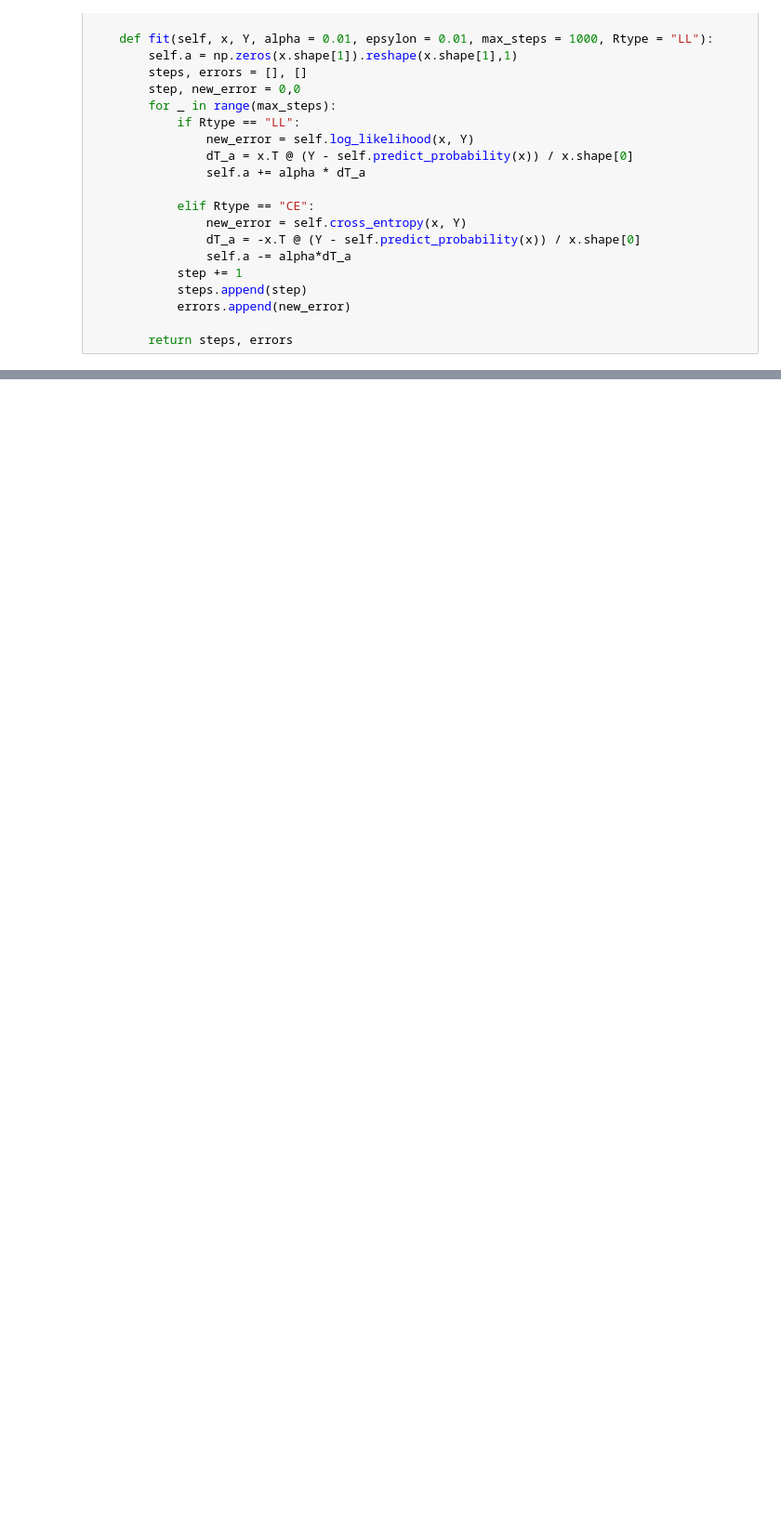
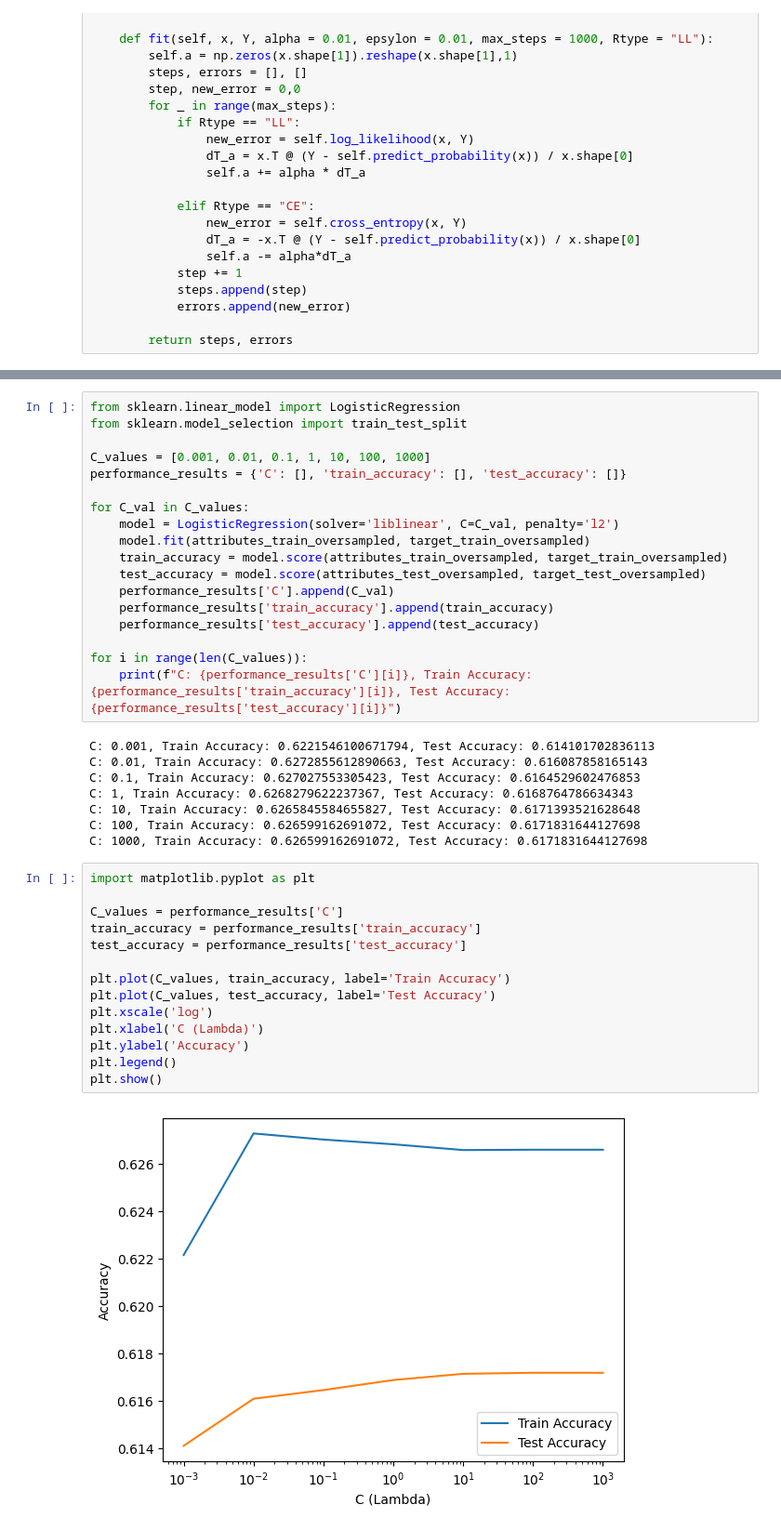
Before and after one commit to alexndremelyanov/_, a Jupyter notebook: L3.ipynb, the cells around one changed output, grey strips where cells are left out. Shown: that part at 93% size. Drawn from its saved outputs; the diff is of its cells as text; blank space fills up the shorter version.

```diff
--- a/L3.ipynb
+++ b/L3.ipynb
@@ -145,0 +268,42 @@ ax.legend(handles, titles)
+# %%
+from sklearn.linear_model import LogisticRegression
+from sklearn.model_selection import train_test_split
+
+C_values = [0.001, 0.01, 0.1, 1, 10, 100, 1000]
+performance_results = {'C': [], 'train_accuracy': [], 'test_accuracy': []}
+
+for C_val in C_values:
+    model = LogisticRegression(solver='liblinear', C=C_val, penalty='l2')
+    model.fit(attributes_train_oversampled, target_train_oversampled)
+    train_accuracy = model.score(attributes_train_oversampled, target_train_oversampled)
+    test_accuracy = model.score(attributes_test_oversampled, target_test_oversampled)
+    performance_results['C'].append(C_val)
+    performance_results['train_accuracy'].append(train_accuracy)
+    performance_results['test_accuracy'].append(test_accuracy)
+
+for i in range(len(C_values)):
+    print(f"C: {performance_results['C'][i]}, Train Accuracy: {performance_results['train_accuracy'][i]}, Test Accuracy: {performance_results['test_accuracy'][i]}")
+# %% [output]
+C: 0.001, Train Accuracy: 0.6221546100671794, Test Accuracy: 0.614101702836113
+C: 0.01, Train Accuracy: 0.6272855612890663, Test Accuracy: 0.616087858165143
+C: 0.1, Train Accuracy: 0.627027553305423, Test Accuracy: 0.6164529602476853
+C: 1, Train Accuracy: 0.6268279622237367, Test Accuracy: 0.6168764786634343
+C: 10, Train Accuracy: 0.6265845584655827, Test Accuracy: 0.6171393521628648
+C: 100, Train Accuracy: 0.626599162691072, Test Accuracy: 0.6171831644127698
+C: 1000, Train Accuracy: 0.626599162691072, Test Accuracy: 0.6171831644127698
+# %%
+import matplotlib.pyplot as plt
+
+C_values = performance_results['C']
+train_accuracy = performance_results['train_accuracy']
+test_accuracy = performance_results['test_accuracy']
+
+plt.plot(C_values, train_accuracy, label='Train Accuracy')
+plt.plot(C_values, test_accuracy, label='Test Accuracy')
+plt.xscale('log')
+plt.xlabel('C (Lambda)')
+plt.ylabel('Accuracy')
+plt.legend()
+plt.show()
+# %% [output]
+[figure, added]
```
Also changed, not shown: parts of 31 cells of this notebook.
